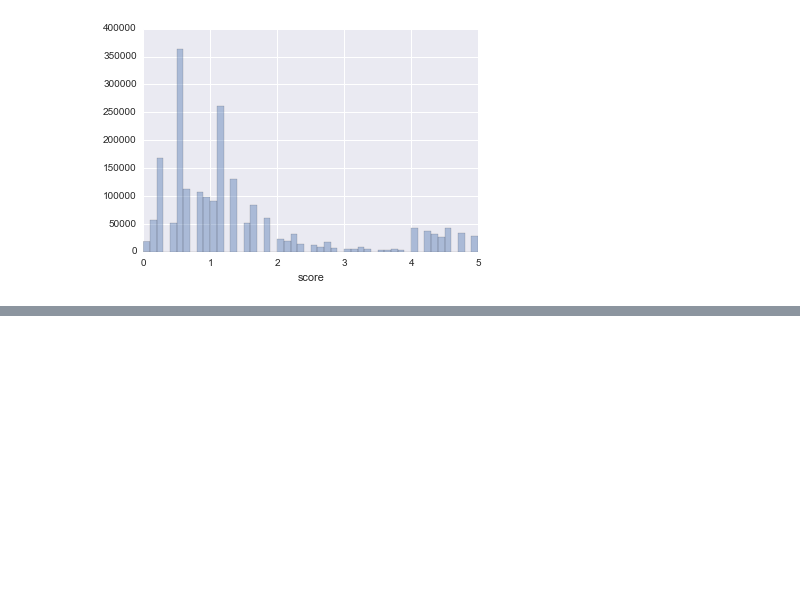
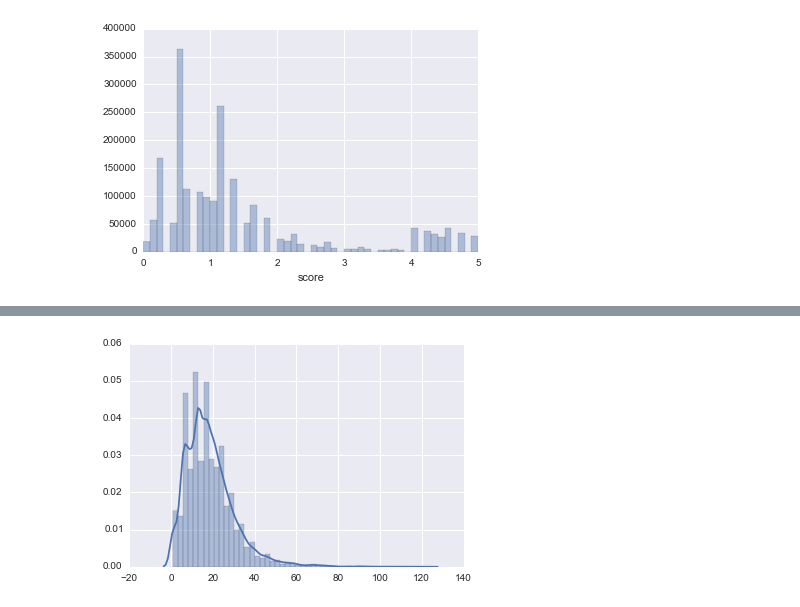
Before and after one commit to dhimmel/tissues, a Jupyter notebook: tissues.ipynb, the cells around one changed output, grey strips where cells are left out. Drawn from its saved outputs; the diff is of its cells as text; code cells hidden in the pictures; blank space fills up the shorter version.

```diff
--- a/tissues.ipynb
+++ b/tissues.ipynb
@@ -185,0 +192,6 @@ seaborn.distplot(integrated_df['score'], kde=False);
+# %%
+# tissues per gene with score >= 3
+seaborn.distplot(
+    integrated_df.query('score >= 3').groupby('entrez_gene_id').apply(len).tolist());
+# %% [output]
+[figure, added]
```
Also changed, not shown: parts of 1 cell of this notebook.
